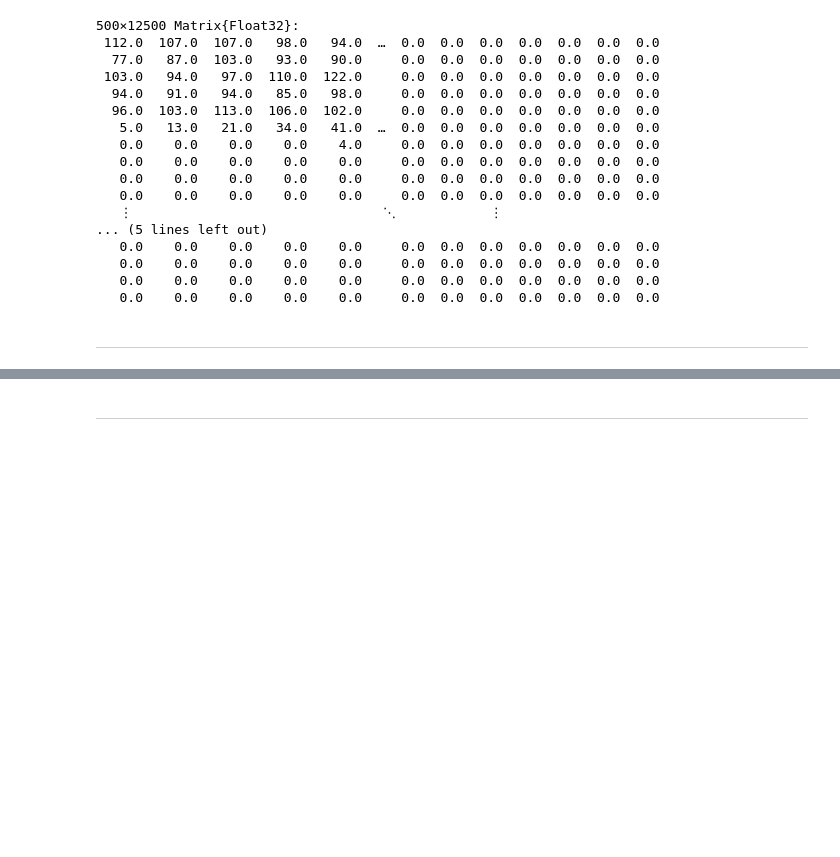
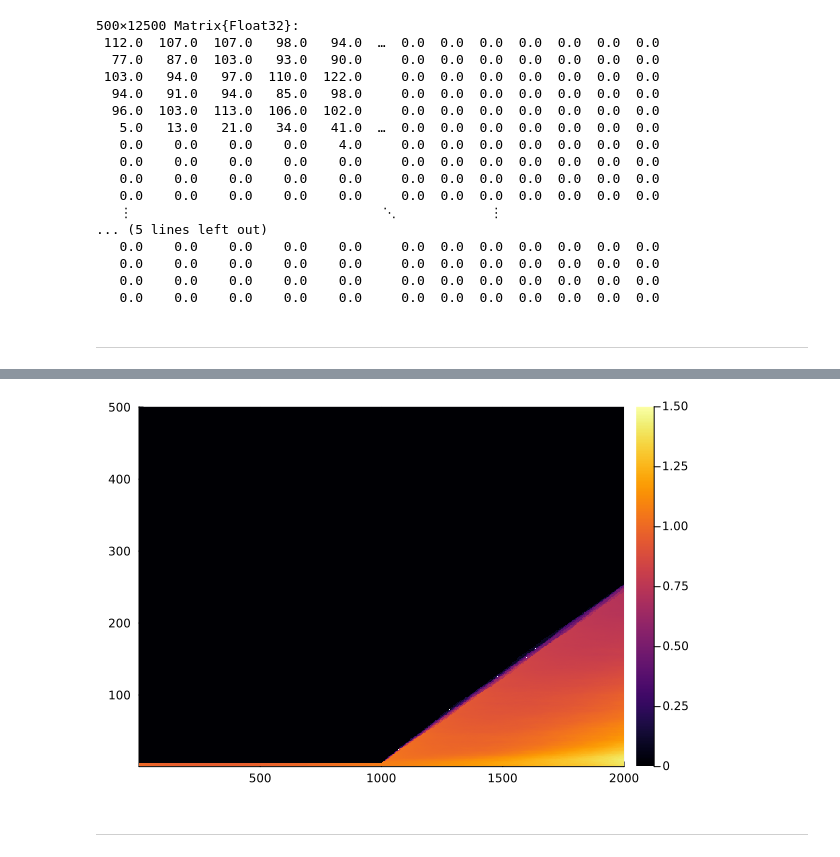
Before and after one commit to HartreeY/RESK, a Jupyter notebook: dev/remake/1_timed_resk.ipynb, the cells around one changed output, grey strips where cells are left out. Saved outputs shown, nothing was run; the diff lists cells and outputs as text; code cells hidden in the pictures; blank space fills up the shorter version.

```diff
--- a/dev/remake/1_timed_resk.ipynb
+++ b/dev/remake/1_timed_resk.ipynb
@@ -211,0 +212,2 @@ heatmap(A[6].fitness,clim=(0.8,1.0))
+# %%
+fits = getfield.(A, :fitness)
@@ -211,0 +217,2 @@ heatmap(A[6].fitness,clim=(0.8,1.0))
+# %%
+stacked = cat(fits...; dims=ndims(fits[1]) + 1)
@@ -211,0 +237,2 @@ heatmap(A[6].fitness,clim=(0.8,1.0))
+# %%
+avg_fitness = mean(stacked; dims=ndims(stacked))[:,:,end]
@@ -212,3 +257,7 @@ heatmap(A[6].fitness,clim=(0.8,1.0))
+# %%
+heatmap(avg_fitness,clim=(0,1.5))
+# %% [output]
+[figure, added]
 # %% [markdown]
 ---
 # %%
```
Also changed, not shown: parts of 25 cells of this notebook, 4 other files.
